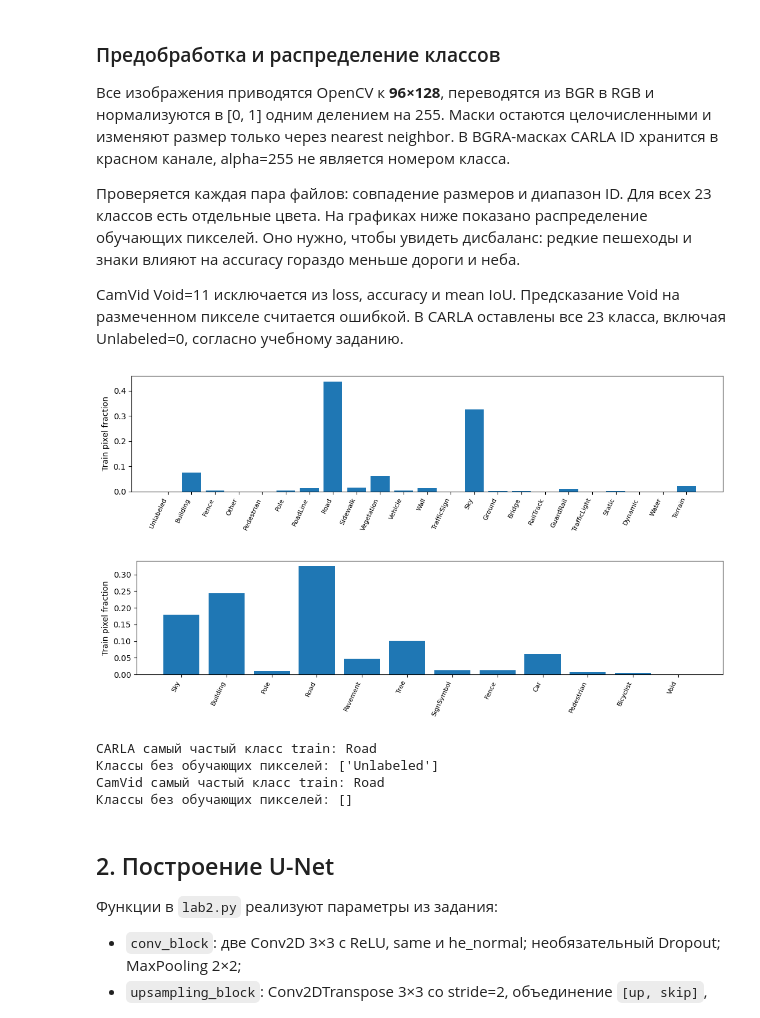
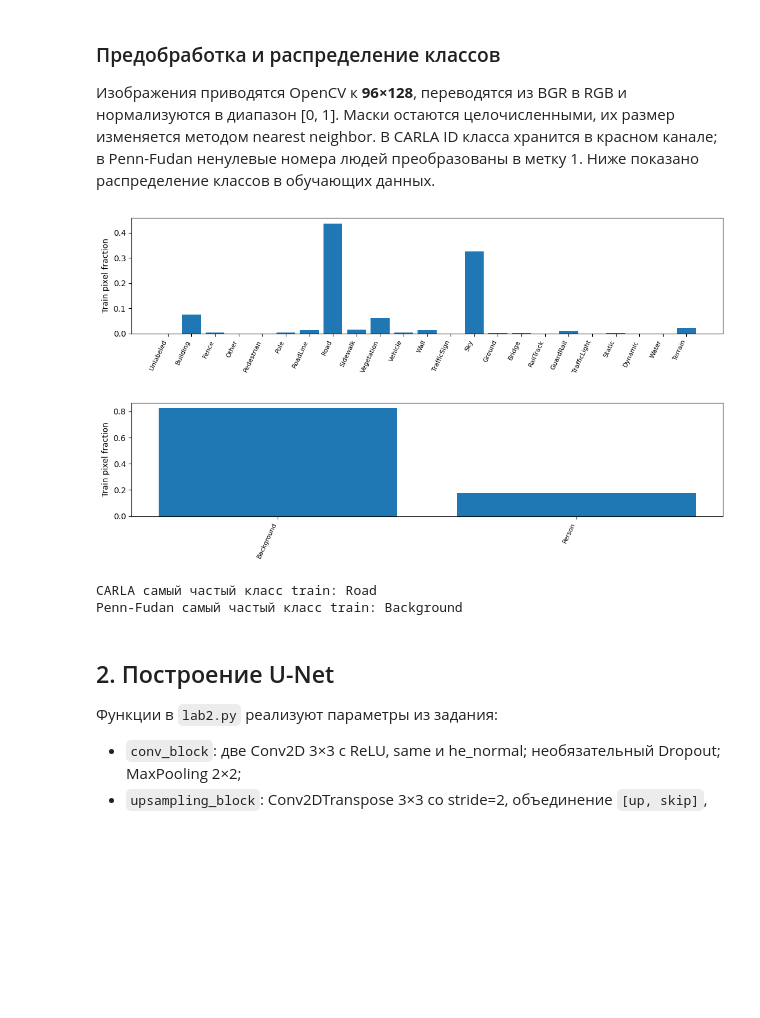
Before and after one commit to alinaRN1/cv2, a Jupyter notebook: CV_L2.ipynb, the cells around one changed output. Cells and saved outputs as stored; diff of their text form; code cells hidden in the pictures; blank space fills up the shorter version.

```diff
--- a/CV_L2.ipynb
+++ b/CV_L2.ipynb
@@ -25,14 +23,14 @@ tf.keras.utils.set_random_seed(42)
 from lab2 import (conv_block, upsampling_block, unet_model, read_pair, label_colors,
                   inspect_dataset, train_model, plot_history, evaluate_model,
                   show_predictions, create_mask, worst_pairs)
-from prepare_data import load_split, check_manifest, CARLA_CLASSES, CAMVID_CLASSES
+from prepare_data import load_split, CARLA_CLASSES
+PENN_CLASSES = ["Background", "Person"]
 
 RETRAIN = False  # True — заново обучить обе модели с 8 фильтрами.
 
 print("TensorFlow:", tf.__version__)
 # Проверка данных и загрузка разбиения.
-check_manifest()
 carla_split = load_split("carla")
-camvid_split = load_split("camvid")
+penn_split = load_split("pennfudan")
 # %% [output]
 TensorFlow: 2.18.1
@@ -52,12 +45,12 @@ TensorFlow: 2.18.1
 # %%
-for name, split in [("CARLA", carla_split), ("CamVid", camvid_split)]:
+for name, split in [("CARLA", carla_split), ("Penn-Fudan", penn_split)]:
     print(name, {part: len(pairs) for part, pairs in split.items()})
     names = [{image.name for image, _ in pairs} for pairs in split.values()]
     assert not (names[0] & names[1] or names[0] & names[2] or names[1] & names[2])
 
 fig, axes = plt.subplots(2, 2, figsize=(11, 7))
 for row, (name, split, classes) in enumerate([
-        ("CARLA", carla_split, CARLA_CLASSES), ("CamVid", camvid_split, CAMVID_CLASSES)]):
+        ("CARLA", carla_split, CARLA_CLASSES), ("Penn-Fudan", penn_split, PENN_CLASSES)]):
     image, mask = read_pair(*split["train"][0], (96, 128), len(classes))
     axes[row, 0].imshow(image)
     axes[row, 1].imshow(label_colors(len(classes))[mask[..., 0]])
@@ -73,25 +66,17 @@ CamVid {'train': 367, 'val': 101, 'test': 233}
-# %% [markdown]
-### Предобработка и распределение классов
-
-Все изображения приводятся OpenCV к **96×128**, переводятся из BGR в RGB и нормализуются в [0, 1] одним делением на 255. Маски остаются целочисленными и изменяют размер только через nearest neighbor. В BGRA-масках CARLA ID хранится в красном канале, alpha=255 не является номером класса.
-
-Проверяется каждая пара файлов: совпадение размеров и диапазон ID. Для всех 23 классов есть отдельные цвета. На графиках ниже показано распределение обучающих пикселей. Оно нужно, чтобы увидеть дисбаланс: редкие пешеходы и знаки влияют на accuracy гораздо меньше дороги и неба.
-
-CamVid Void=11 исключается из loss, accuracy и mean IoU. Предсказание Void на размеченном пикселе считается ошибкой. В CARLA оставлены все 23 класса, включая Unlabeled=0, согласно учебному заданию.
+# %% [markdown]
+### Предобработка и распределение классов
+
+Изображения приводятся OpenCV к **96×128**, переводятся из BGR в RGB и нормализуются в диапазон [0, 1]. Маски остаются целочисленными, их размер изменяется методом nearest neighbor. В CARLA ID класса хранится в красном канале; в Penn-Fudan ненулевые номера людей преобразованы в метку 1. Ниже показано распределение классов в обучающих данных.
 # %%
 carla_stats = inspect_dataset(carla_split, "carla", (96, 128), CARLA_CLASSES)
-camvid_stats = inspect_dataset(camvid_split, "camvid", (96, 128), CAMVID_CLASSES, ignore_label=11)
-for name, stats in [("CARLA", carla_stats), ("CamVid", camvid_stats)]:
+penn_stats = inspect_dataset(penn_split, "pennfudan", (96, 128), PENN_CLASSES)
+for name, stats in [("CARLA", carla_stats), ("Penn-Fudan", penn_stats)]:
     print(name, "самый частый класс train:", stats["class_names"][stats["majority_class"]])
-    print("Классы без обучающих пикселей:", [label for label, count in
-          zip(stats["class_names"], stats["train"]["class_pixels"]) if count == 0])
 # %% [output]
 [figure]
-[figure, old version]
+[figure, new version]
 CARLA самый частый класс train: Road
-Классы без обучающих пикселей: ['Unlabeled']
-CamVid самый частый класс train: Road
-Классы без обучающих пикселей: []
+Penn-Fudan самый частый класс train: Background
 # %% [markdown]
 ## 2. Построение U-Net
 
```
Also changed, not shown: parts of 30 cells of this notebook, 16 other files.
